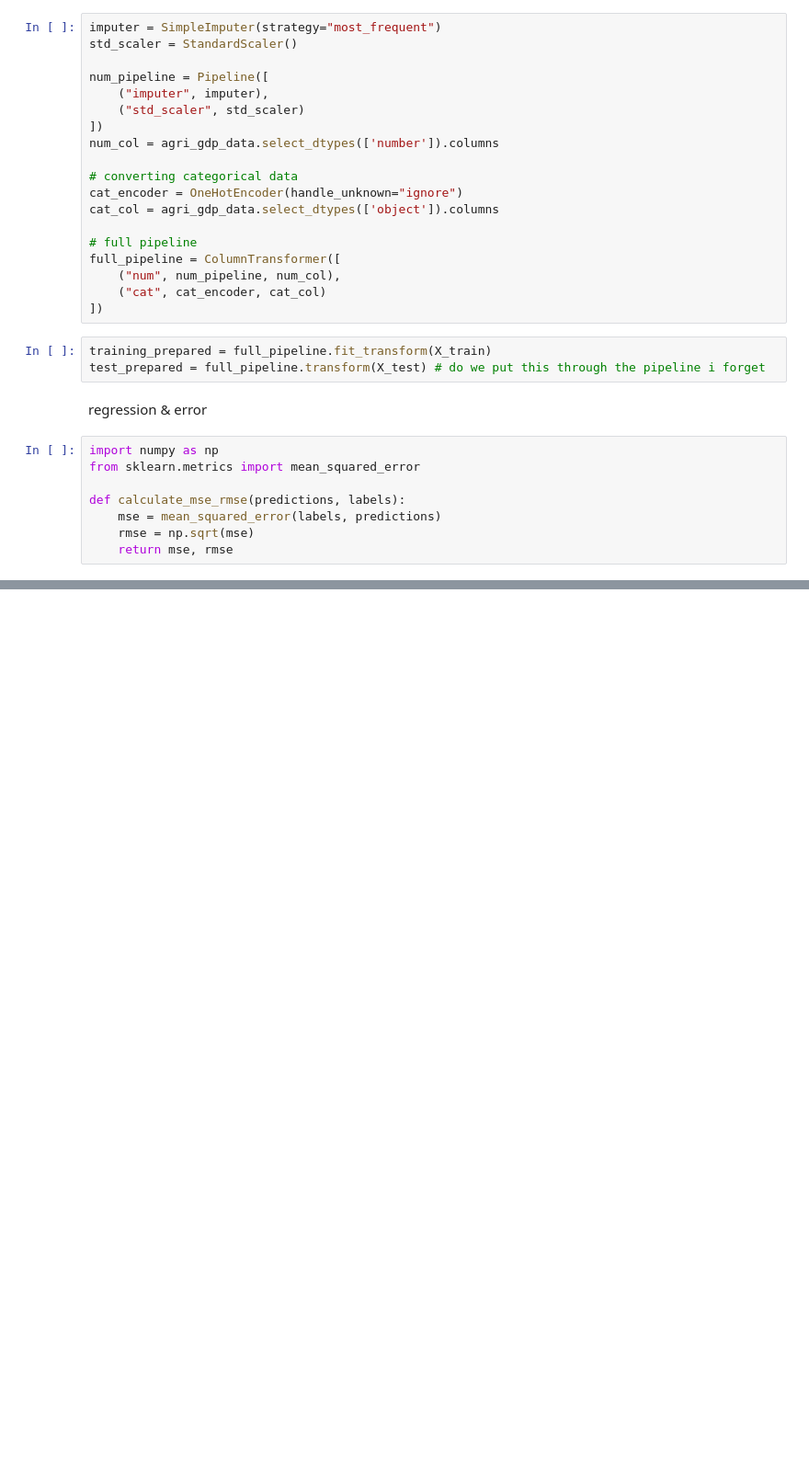
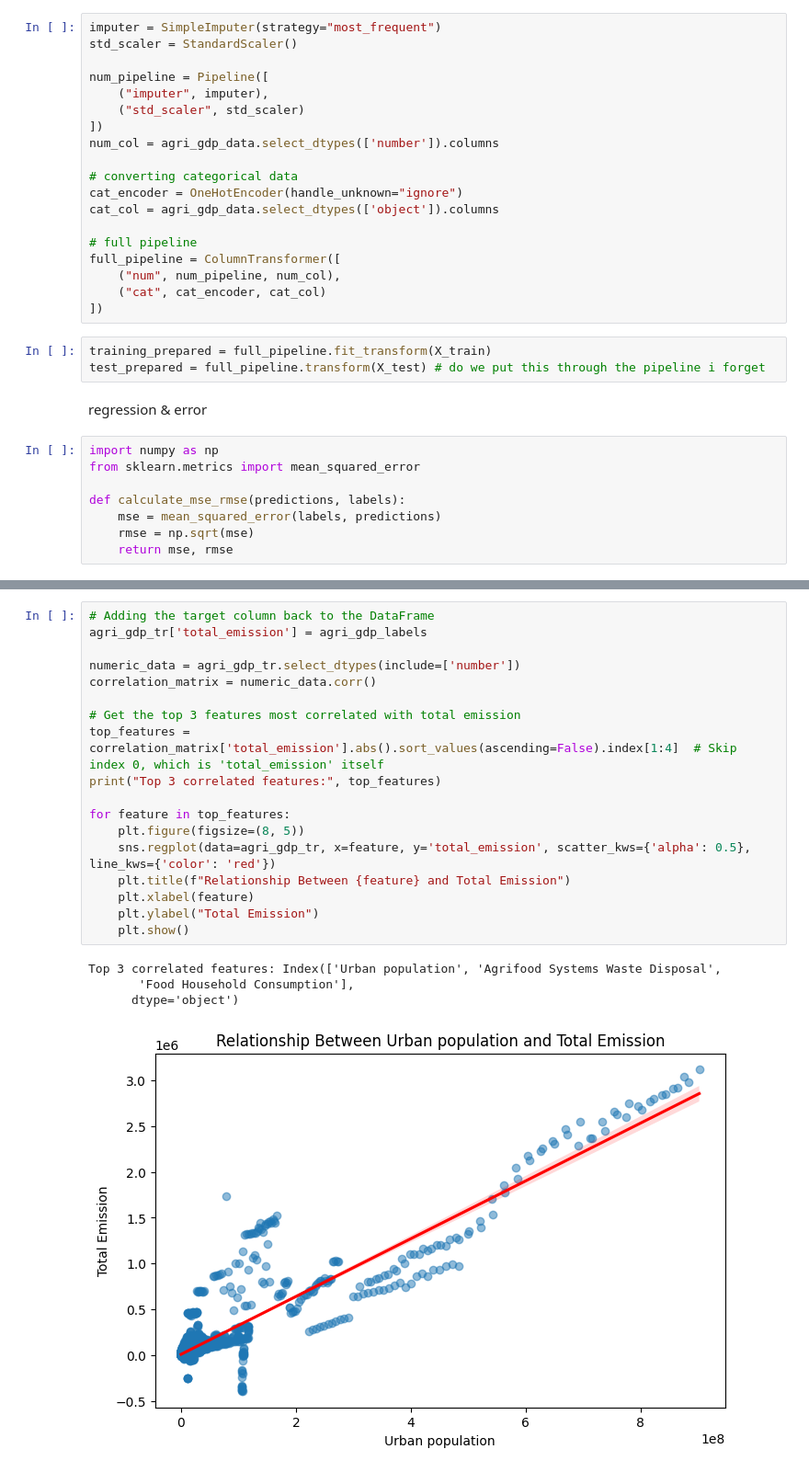
Before and after one commit to JuliaPPfeiffer/DS3001-Project, a Jupyter notebook: regression.ipynb, the cells around one changed output, grey strips where cells are left out. Shown at 92% size. Cells and saved outputs as stored; diff of their text form; blank space fills up the shorter version.

```diff
--- a/regression.ipynb
+++ b/regression.ipynb
@@ -154,0 +207,23 @@ plt.show()
+# %%
+# Adding the target column back to the DataFrame
+agri_gdp_tr['total_emission'] = agri_gdp_labels
+
+numeric_data = agri_gdp_tr.select_dtypes(include=['number'])
+correlation_matrix = numeric_data.corr()
+
+# Get the top 3 features most correlated with total emission
+top_features = correlation_matrix['total_emission'].abs().sort_values(ascending=False).index[1:4]  # Skip index 0, which is 'total_emission' itself
+print("Top 3 correlated features:", top_features)
+
+for feature in top_features:
+    plt.figure(figsize=(8, 5))
+    sns.regplot(data=agri_gdp_tr, x=feature, y='total_emission', scatter_kws={'alpha': 0.5}, line_kws={'color': 'red'})
+    plt.title(f"Relationship Between {feature} and Total Emission")
+    plt.xlabel(feature)
+    plt.ylabel("Total Emission")
+    plt.show()
+# %% [output]
+Top 3 correlated features: Index(['Urban population', 'Agrifood Systems Waste Disposal',
+       'Food Household Consumption'],
+      dtype='object')
+[figure, added]
```
Also changed, not shown: parts of 11 cells of this notebook.
